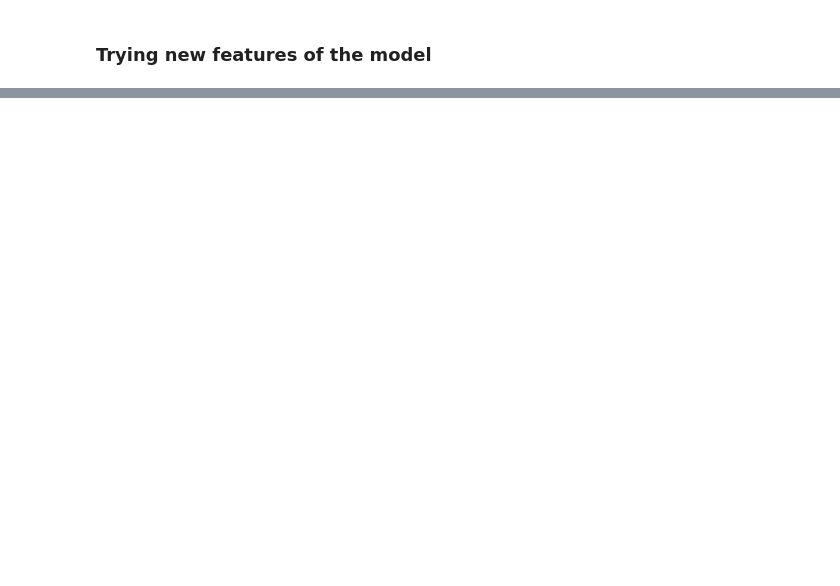
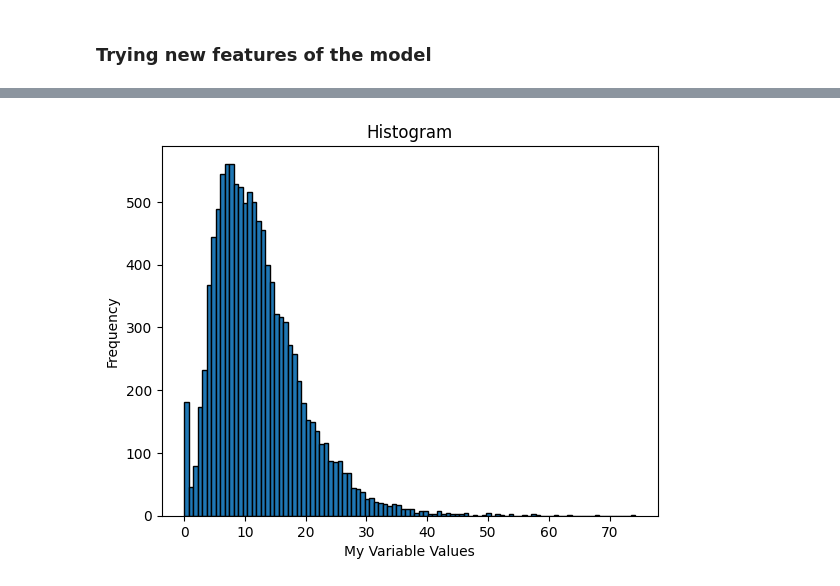
Before and after one commit to IlyaSchneider10/BottMedical_Microbiome, a Jupyter notebook: Play_around.ipynb, the cells around one changed output, grey strips where cells are left out. Saved outputs shown, nothing was run; the diff lists cells and outputs as text; code cells hidden in the pictures; blank space fills up the shorter version.

```diff
--- a/Play_around.ipynb
+++ b/Play_around.ipynb
@@ -655,5 +39,6 @@ model.datacollector.get_model_vars_dataframe()
 # %%
 # Extract the data about mass of one of the bacteria
+my_variable_view = []
 
 my_agents = [agent for agent in model.schedule.agents if isinstance(agent, Type_a_2)]
 for agent in my_agents:
@@ -662,10 +47,15 @@ for agent in my_agents:
 
     # Acess the variables of the current agent
     my_vars.append(agent.mass)
-    my_vars.append(agent.split_mass)
+    # my_vars.append(agent.split_mass)
+    # my_vars.append(agent.min_mass)
+    my_vars.append(agent.energy_netto)
+    # my_vars.append(agent.max_viability_time)
+    # my_vars.append(agent.viability_index)
 
-    # my_vars.append(agent.energy_netto)
-    # my_vars.append(agent.survival_energy)
+    my_variable_view.append(float(agent.energy_netto))
 
+    #print(f"{agent.unique_id}:{my_vars}")
     # Print the unique ID and variable of the current agent
-    print(f"{agent.unique_id}:{my_vars}")
+    # if agent.mass < 85:
+    #     print(f"{agent.unique_id}:{my_vars}")
@@ -704,0 +86,12 @@ for agent in my_agents:
+# %%
+plt.hist(my_variable_view, bins=100, edgecolor='black')
+
+# Adding labels and title
+plt.xlabel('My Variable Values')
+plt.ylabel('Frequency')
+plt.title('Histogram')
+
+# Displaying the histogram
+plt.show()
+# %% [output]
+[figure, added]
```
Also changed, not shown: parts of 14 cells of this notebook, 2 other files.
